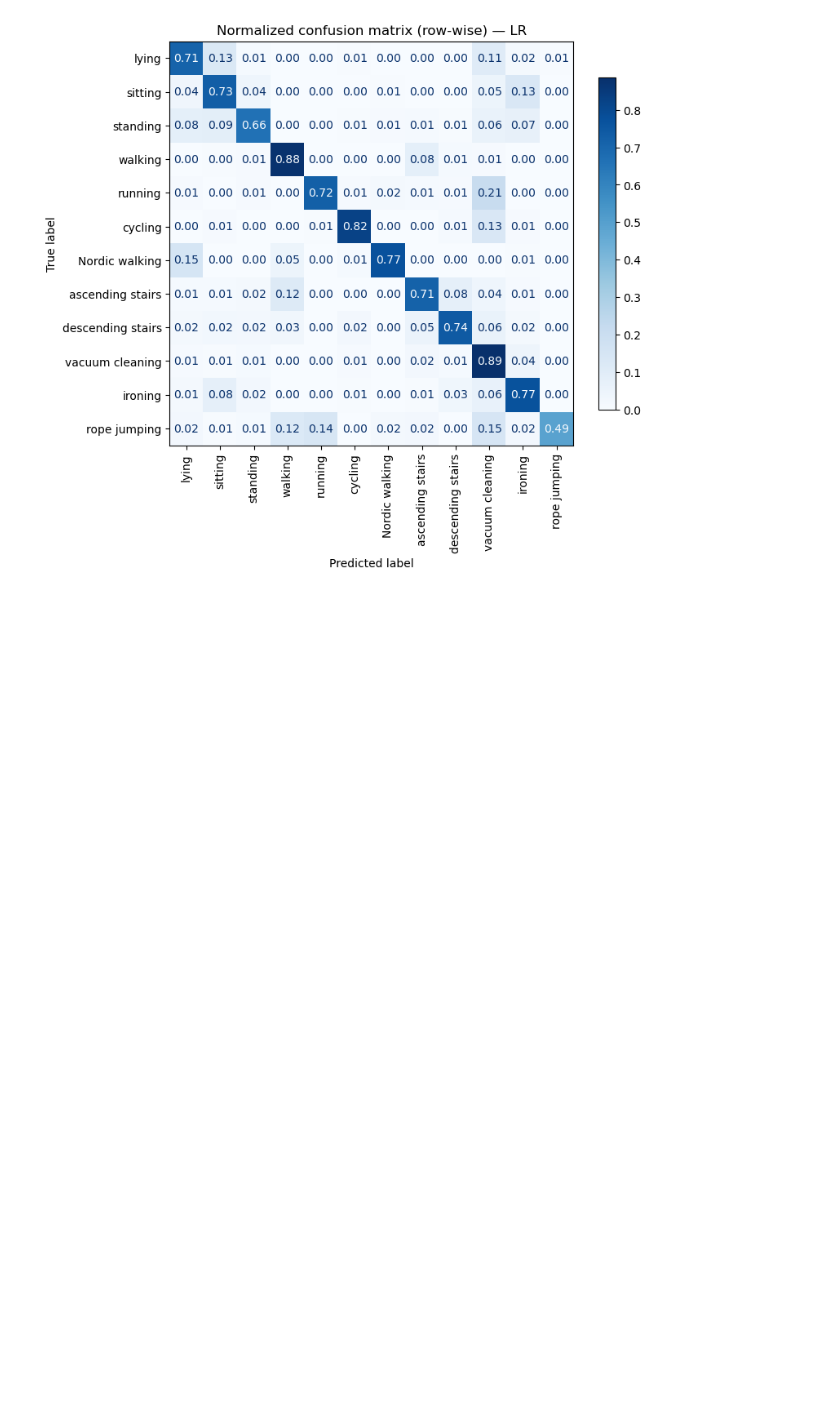
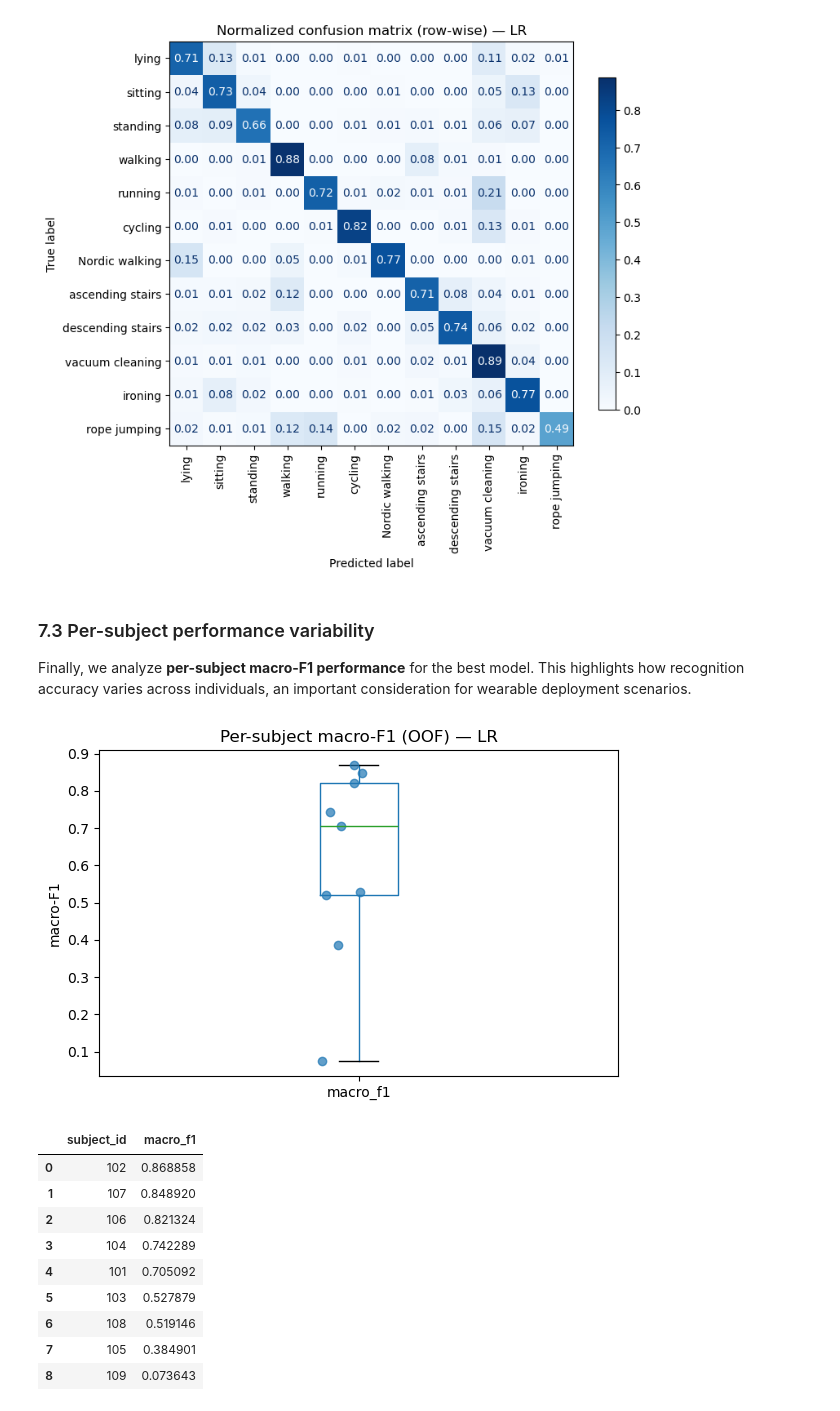
Before and after one commit to ChouaibB/wearables-ml-examples, a Jupyter notebook: notebooks/01_activity_recognition_from_wrist_imu_pamap2.ipynb, the cells around one changed output. Drawn from its saved outputs; the diff is of its cells as text; code cells hidden in the pictures; blank space fills up the shorter version.

Commit message:
per subject performace results of best model -> OK

```diff
--- a/notebooks/01_activity_recognition_from_wrist_imu_pamap2.ipynb
+++ b/notebooks/01_activity_recognition_from_wrist_imu_pamap2.ipynb
@@ -700,3 +700,59 @@ fig.tight_layout()
 plt.show()
 # %% [output]
 [figure]
+# %% [markdown]
+### 7.3 Per-subject performance variability
+
+Finally, we analyze **per-subject macro-F1 performance** for the best model. This highlights how recognition accuracy varies across individuals, an important consideration for wearable deployment scenarios.
+# %%
+best_model_name = results.iloc[0]["model"]
+
+y_true_oof = oof[best_model_name]["y_true"]
+y_pred_oof = oof[best_model_name]["y_pred"]
+groups_oof = oof[best_model_name]["groups"]
+
+df_oof = pd.DataFrame({
+    "subject_id": groups_oof,
+    "y_true": y_true_oof,
+    "y_pred": y_pred_oof,
+})
+
+per_subject_rows = []
+for sid, d in df_oof.groupby("subject_id"):
+    per_subject_rows.append({
+        "subject_id": sid,
+        "macro_f1": f1_score(
+            d["y_true"], d["y_pred"],
+            average="macro",
+            labels=all_labels,
+            zero_division=0,
+        )
+    })
+
+per_subject = pd.DataFrame(per_subject_rows)
+
+fig, ax = plt.subplots(figsize=(6, 4))
+per_subject.boxplot(column="macro_f1", ax=ax, grid=False)
+
+# overlay individual points
+x = np.random.normal(loc=1, scale=0.04, size=len(per_subject))
+ax.plot(x, per_subject["macro_f1"], "o", alpha=0.7)
+
+ax.set_title(f"Per-subject macro-F1 (OOF) — {best_model_name}")
+ax.set_ylabel("macro-F1")
+fig.tight_layout()
+plt.show()
+
+display(per_subject.sort_values("macro_f1", ascending=False).reset_index(drop=True))
+# %% [output]
+[figure, added]
+|  | subject_id | macro_f1 |
+| 0 | 102 | 0.868858 |
+| 1 | 107 | 0.848920 |
+| 2 | 106 | 0.821324 |
+| 3 | 104 | 0.742289 |
+| 4 | 101 | 0.705092 |
+| 5 | 103 | 0.527879 |
+| 6 | 108 | 0.519146 |
+| 7 | 105 | 0.384901 |
+| 8 | 109 | 0.073643 |
```
